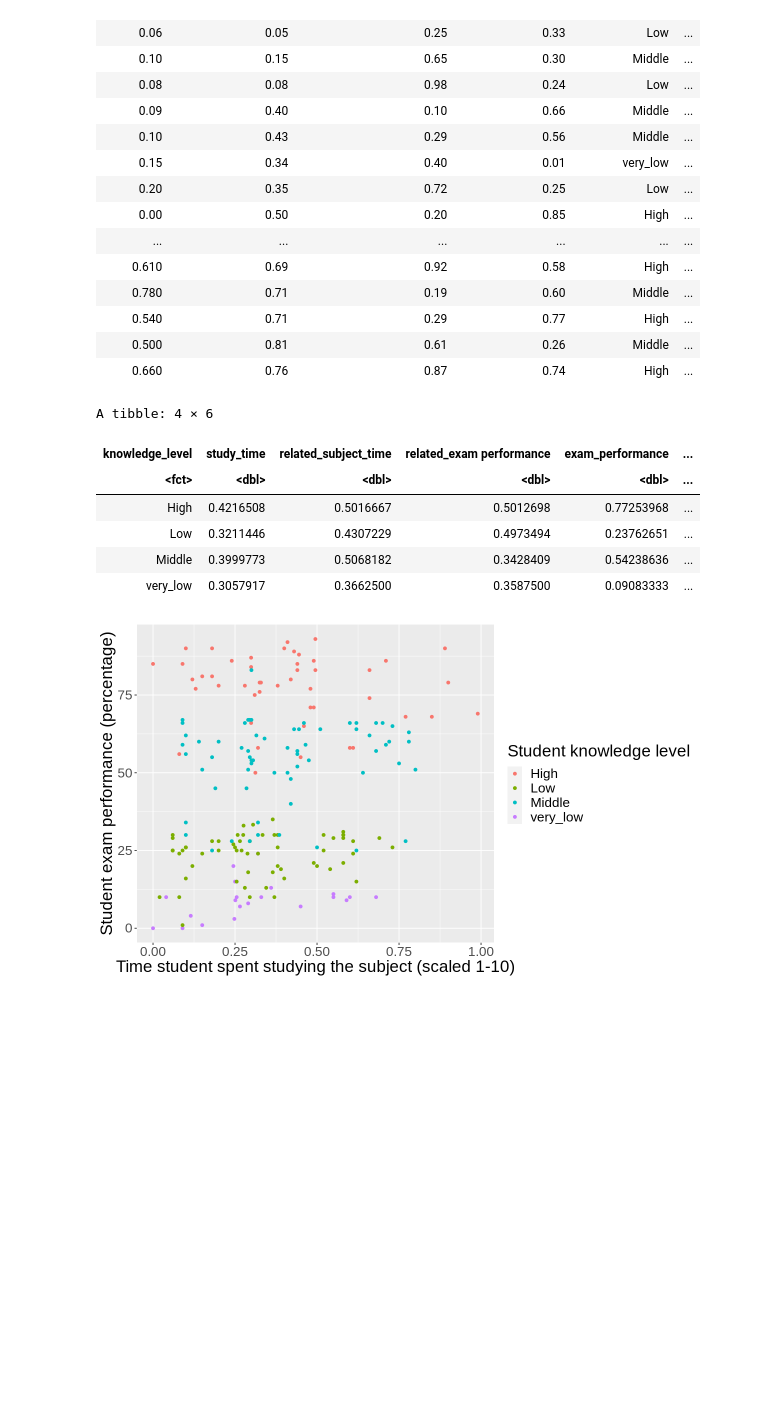
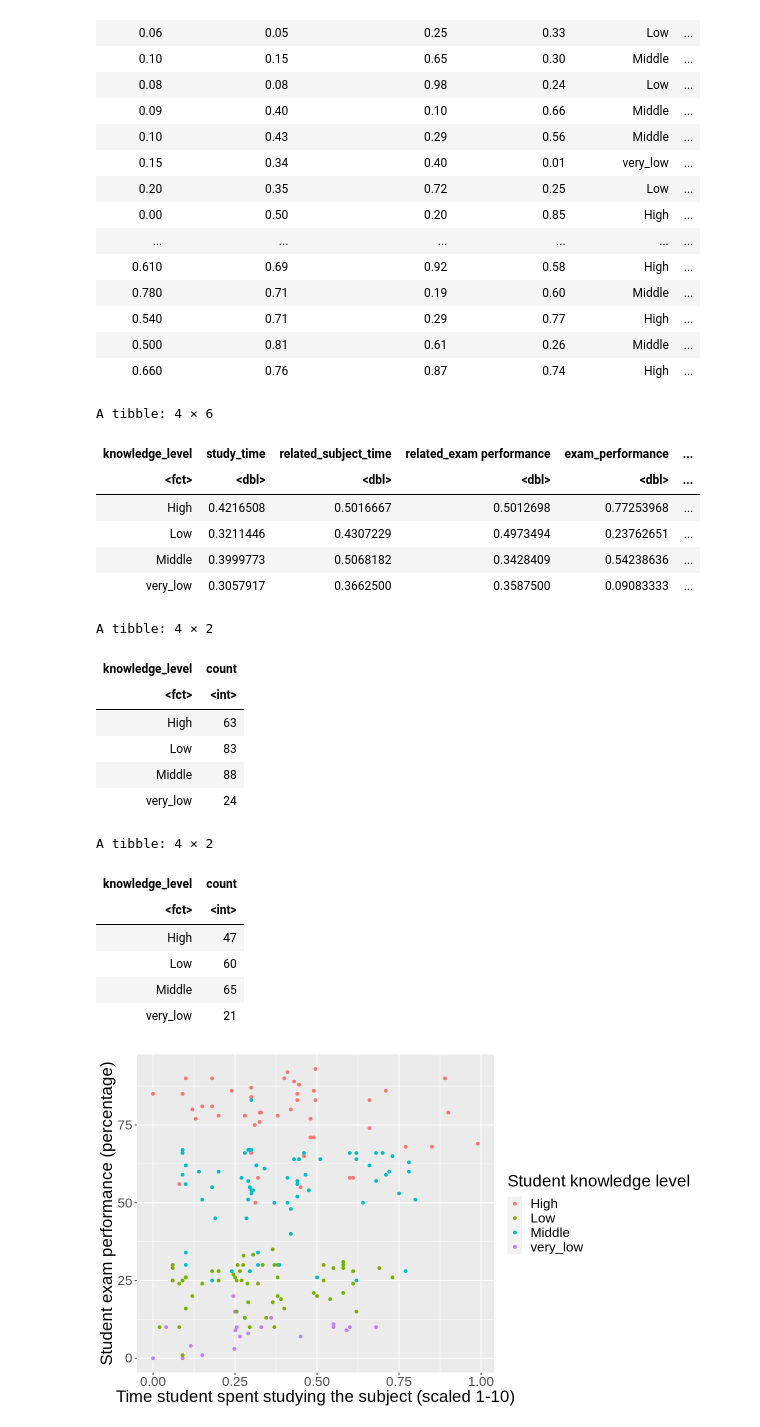
Before and after one commit to maywilsdon/dsci-100-2023s1-group-20, a Jupyter notebook: proposal.ipynb, the cells around one changed output. Saved outputs shown, nothing was run; the diff lists cells and outputs as text; code cells hidden in the pictures; blank space fills up the shorter version.

```diff
--- a/proposal.ipynb
+++ b/proposal.ipynb
@@ -72,22 +72,47 @@ student_split <- initial_split(student_data, prop = 0.75, strata = knowledge_lev
 student_train <- training(student_split)
 student_test <- testing(student_split)
 # %%
-# Summarzing our training data into a table containing the means of each predicting variable that we will use to
+# Summarizing our training data into a table containing the means of each predicting variable that we will use to
 # predict the student knowledge_level class (High, Low, Middle, or very_low)
+# count knowledge levels of training data into table
 
 student_average <- student_data |>
     group_by(knowledge_level) |>
     summarize(across(study_time:exam_performance, mean)) |>
     mutate(exam_performance_percentage = exam_performance * 100)
 student_average
+
+student_count <- student_data |>
+    group_by(knowledge_level) |>
+    summarize(count = n())
+student_count
+
+student_count <- student_train |>
+    group_by(knowledge_level) |>
+    summarize(count = n())
+student_count
 # %% [output]
 A tibble: 4 × 6
 | knowledge_level | study_time | related_subject_time | related_exam performance | exam_performance | ... |
 | <fct> | <dbl> | <dbl> | <dbl> | <dbl> | ... |
 | High | 0.4216508 | 0.5016667 | 0.5012698 | 0.77253968 | ... |
 | Low | 0.3211446 | 0.4307229 | 0.4973494 | 0.23762651 | ... |
 | Middle | 0.3999773 | 0.5068182 | 0.3428409 | 0.54238636 | ... |
 | very_low | 0.3057917 | 0.3662500 | 0.3587500 | 0.09083333 | ... |
+A tibble: 4 × 2
+| knowledge_level | count |
+| <fct> | <int> |
+| High | 63 |
+| Low | 83 |
+| Middle | 88 |
+| very_low | 24 |
+A tibble: 4 × 2
+| knowledge_level | count |
+| <fct> | <int> |
+| High | 47 |
+| Low | 60 |
+| Middle | 65 |
+| very_low | 21 |
 # %%
 # Visualizing our training data into a scatter plot of student exam performance (%) vs the time the student spent
 # studying the subject. The plot is coloured according to the student's knowledge level of Electrical DC Machines
```
